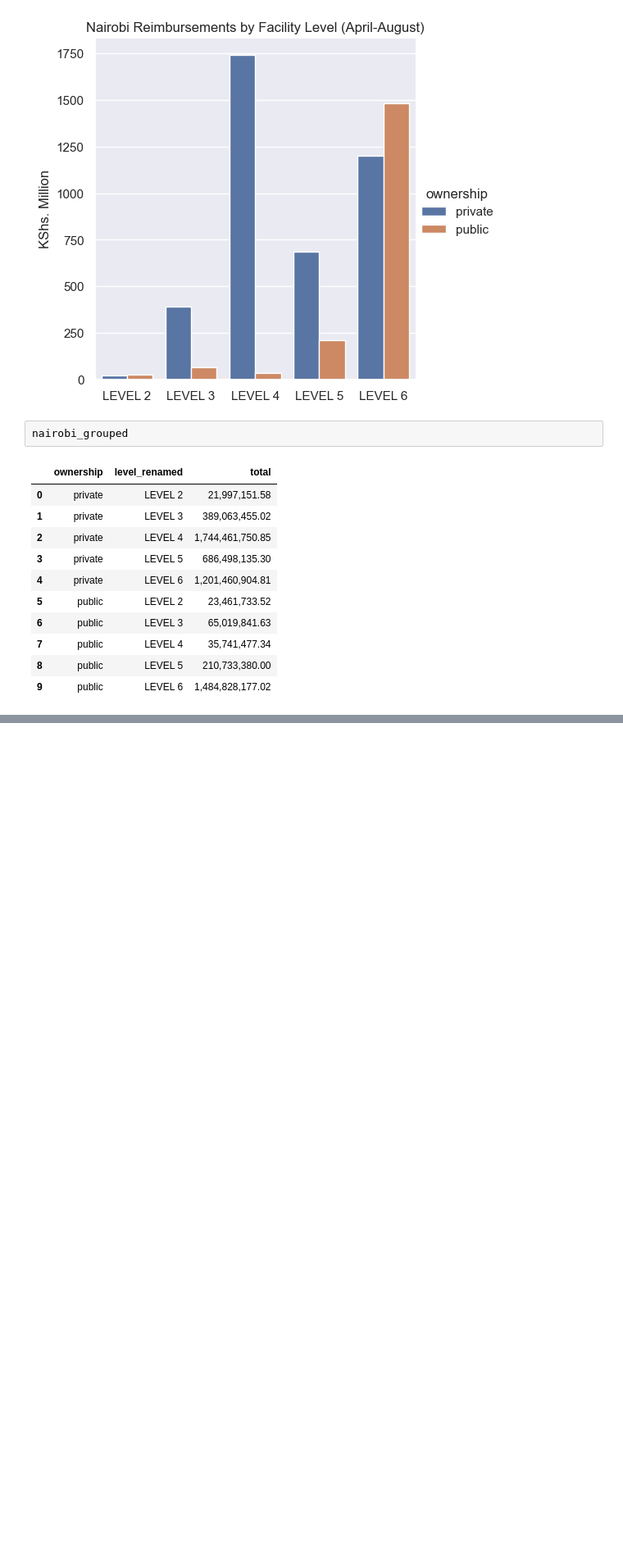
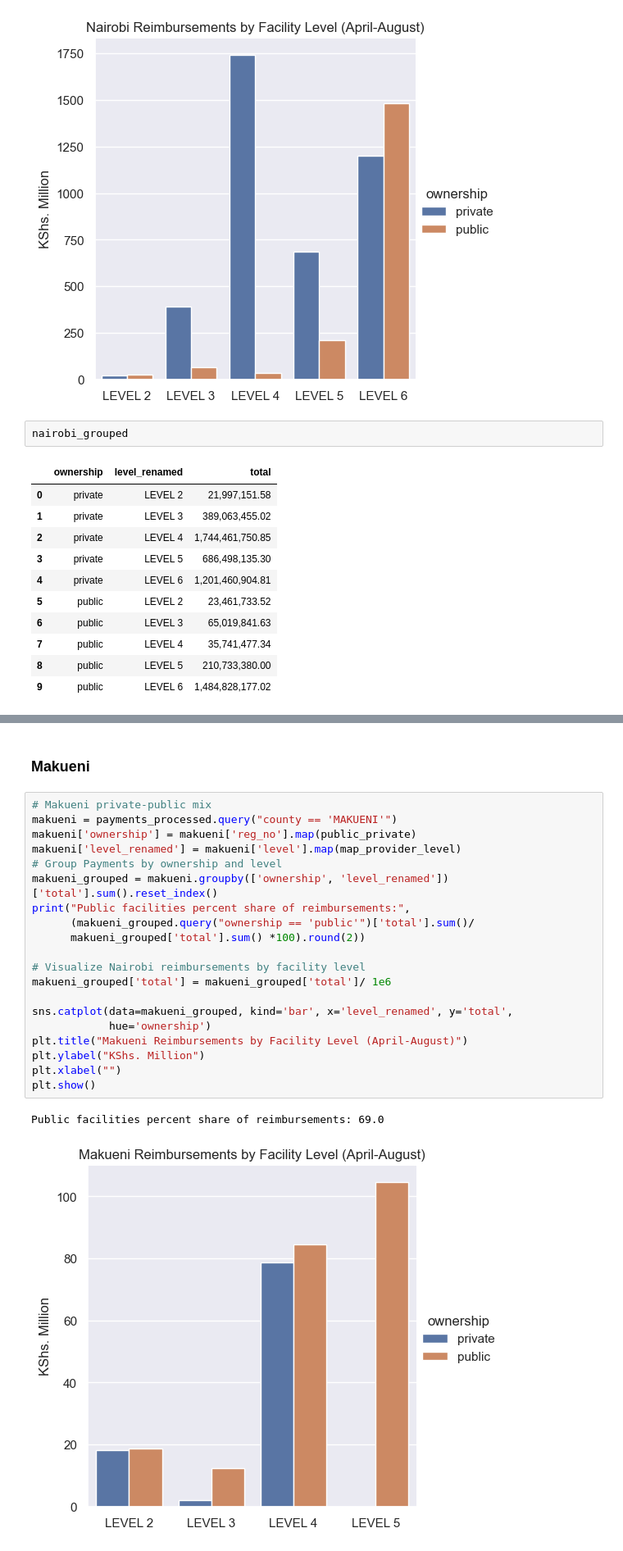
Before and after one commit to WaMuriithi/SHA_Payments-Analysis, a Jupyter notebook: prep_analysis.ipynb, the cells around one changed output, grey strips where cells are left out. Shown: that part at 82% size. Drawn from its saved outputs; the diff is of its cells as text; blank space fills up the shorter version.

```diff
--- a/prep_analysis.ipynb
+++ b/prep_analysis.ipynb
@@ -933,0 +959,25 @@ nairobi_grouped
+# %% [markdown]
+### Makueni
+# %%
+# Makueni private-public mix
+makueni = payments_processed.query("county == 'MAKUENI'")
+makueni['ownership'] = makueni['reg_no'].map(public_private)
+makueni['level_renamed'] = makueni['level'].map(map_provider_level)
+# Group Payments by ownership and level
+makueni_grouped = makueni.groupby(['ownership', 'level_renamed'])['total'].sum().reset_index()
+print("Public facilities percent share of reimbursements:",
+      (makueni_grouped.query("ownership == 'public'")['total'].sum()/
+      makueni_grouped['total'].sum() *100).round(2))
+
+# Visualize Nairobi reimbursements by facility level
+makueni_grouped['total'] = makueni_grouped['total']/ 1e6
+
+sns.catplot(data=makueni_grouped, kind='bar', x='level_renamed', y='total',
+            hue='ownership')
+plt.title("Makueni Reimbursements by Facility Level (April-August)")
+plt.ylabel("KShs. Million")
+plt.xlabel("")
+plt.show()
+# %% [output]
+Public facilities percent share of reimbursements: 69.0
+[figure, added]
```
Also changed, not shown: parts of 8 cells of this notebook.
